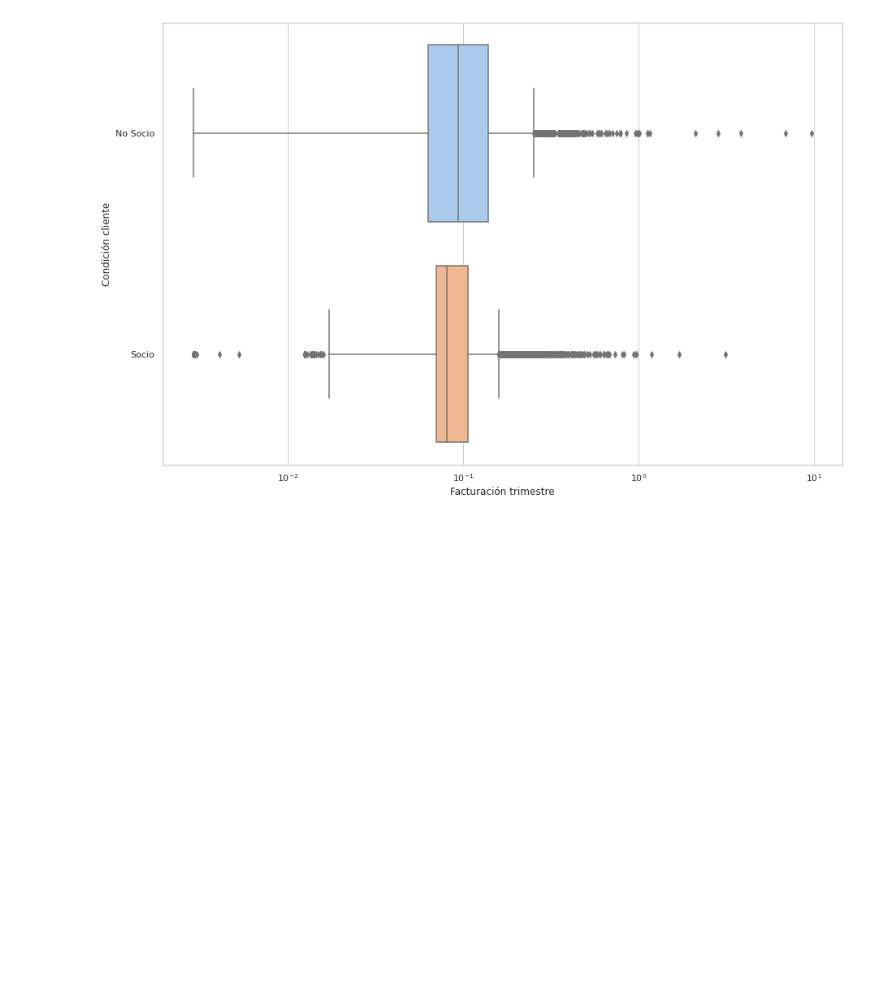
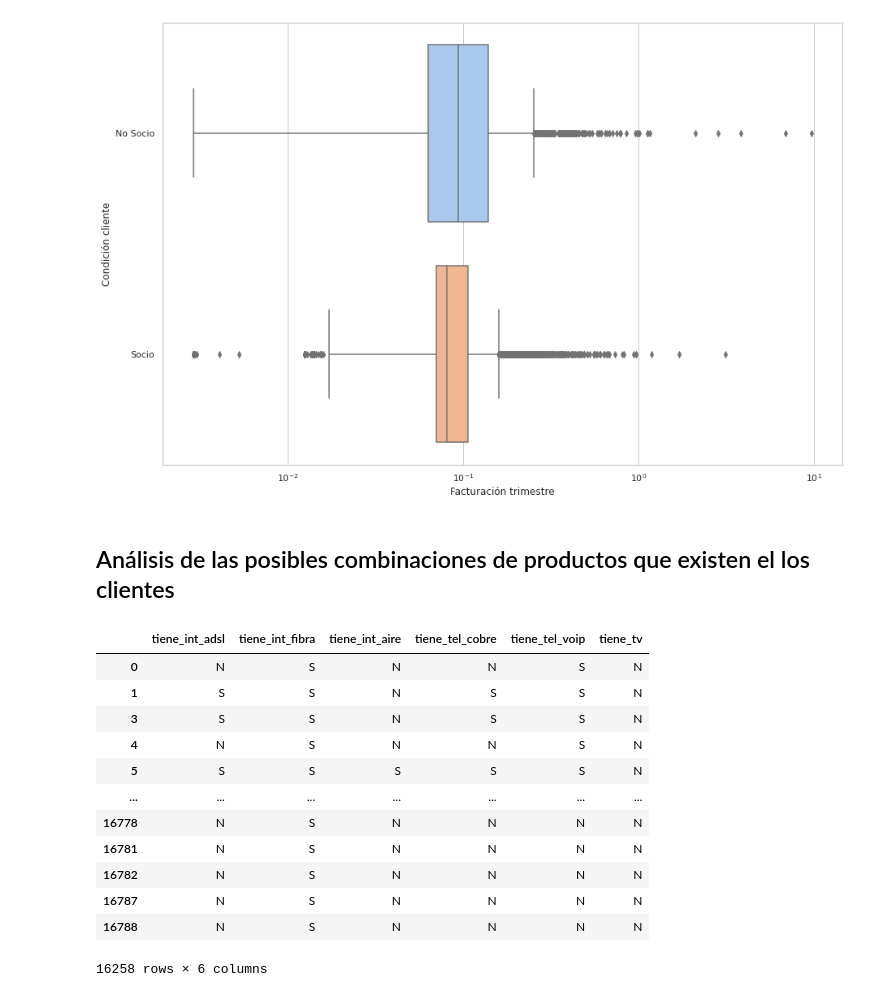
Before and after one commit to fmorosini/data-science-coderhouse, a Jupyter notebook: Dataset-Morosini-Francisco.ipynb, the cells around one changed output. Saved outputs shown, nothing was run; the diff lists cells and outputs as text; code cells hidden in the pictures; blank space fills up the shorter version.

```diff
--- a/Dataset-Morosini-Francisco.ipynb
+++ b/Dataset-Morosini-Francisco.ipynb
@@ -506,3 +506,5 @@ _ = sns.boxplot(
 _ = ax.set_ylabel ('Condición cliente')
 # %% [output]
 [figure]
+# %% [markdown]
+## Análisis de las posibles combinaciones de productos que existen el los clientes
@@ -508,0 +525,16 @@ _ = ax.set_ylabel ('Condición cliente')
+# %%
+clientes_final_tipo_servicio
+# %% [output]
+|  | tiene_int_adsl | tiene_int_fibra | tiene_int_aire | tiene_tel_cobre | tiene_tel_voip | tiene_tv |
+| 0 | N | S | N | N | S | N |
+| 1 | S | S | N | S | S | N |
+| 3 | S | S | N | S | S | N |
+| 4 | N | S | N | N | S | N |
+| 5 | S | S | S | S | S | N |
+| ... | ... | ... | ... | ... | ... | ... |
+| 16778 | N | S | N | N | N | N |
+| 16781 | N | S | N | N | N | N |
+| 16782 | N | S | N | N | N | N |
+| 16787 | N | S | N | N | N | N |
+| 16788 | N | S | N | N | N | N |
+16258 rows × 6 columns
```
Also changed, not shown: parts of 10 cells of this notebook.
